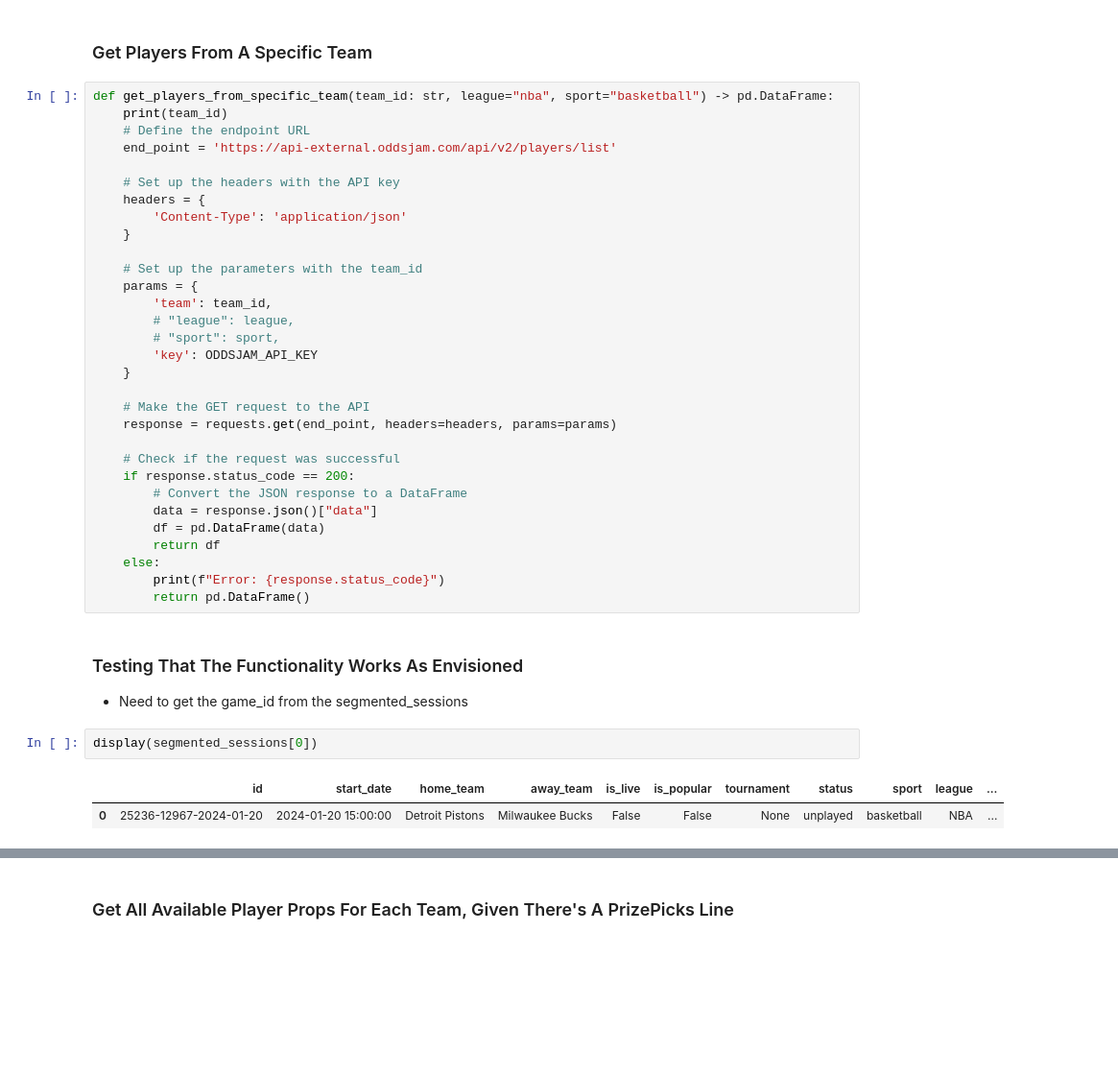
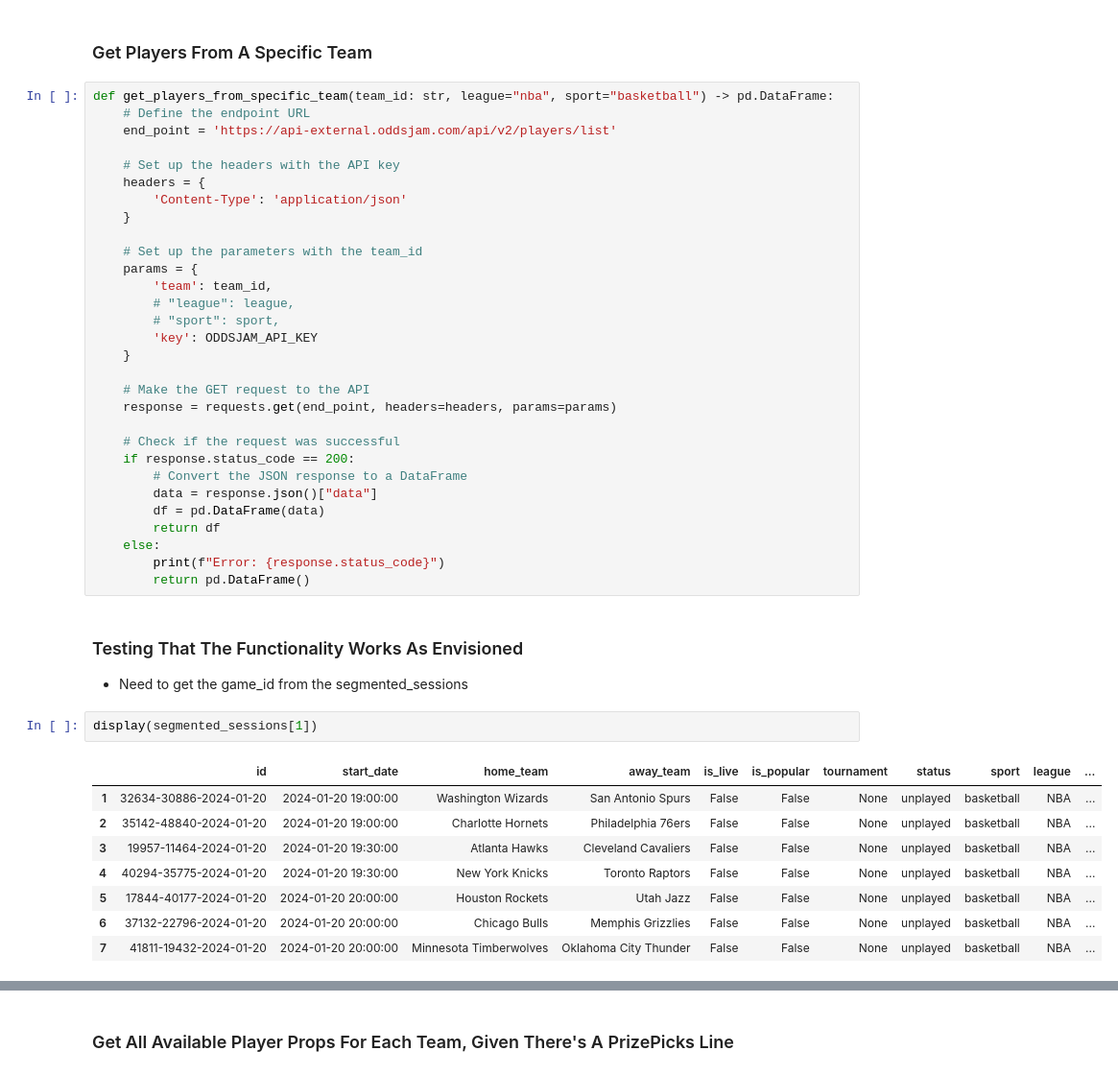
Before and after one commit to nate2427/OddsJam-Sports-Betting-Strategies, a Jupyter notebook: betting.ipynb, the cells around one changed output, grey strips where cells are left out. Shown at 96% size. Saved outputs shown, nothing was run; the diff lists cells and outputs as text; blank space fills up the shorter version.

```diff
--- a/betting.ipynb
+++ b/betting.ipynb
@@ -130,7 +130,6 @@ len(segmented_sessions)
 ### Get Players From A Specific Team
 # %%
 def get_players_from_specific_team(team_id: str, league="nba", sport="basketball") -> pd.DataFrame:
-    print(team_id)
     # Define the endpoint URL
     end_point = 'https://api-external.oddsjam.com/api/v2/players/list'
 
@@ -163,8 +162,14 @@ def get_players_from_specific_team(team_id: str, league="nba", sport="basketball
 ### Testing That The Functionality Works As Envisioned
 * Need to get the game_id from the segmented_sessions
 # %%
-display(segmented_sessions[0])
+display(segmented_sessions[1])
 # %% [output]
 |  | id | start_date | home_team | away_team | is_live | is_popular | tournament | status | sport | league | ... |
-| 0 | 25236-12967-2024-01-20 | 2024-01-20 15:00:00 | Detroit Pistons | Milwaukee Bucks | False | False | None | unplayed | basketball | NBA | ... |
+| 1 | 32634-30886-2024-01-20 | 2024-01-20 19:00:00 | Washington Wizards | San Antonio Spurs | False | False | None | unplayed | basketball | NBA | ... |
+| 2 | 35142-48840-2024-01-20 | 2024-01-20 19:00:00 | Charlotte Hornets | Philadelphia 76ers | False | False | None | unplayed | basketball | NBA | ... |
+| 3 | 19957-11464-2024-01-20 | 2024-01-20 19:30:00 | Atlanta Hawks | Cleveland Cavaliers | False | False | None | unplayed | basketball | NBA | ... |
+| 4 | 40294-35775-2024-01-20 | 2024-01-20 19:30:00 | New York Knicks | Toronto Raptors | False | False | None | unplayed | basketball | NBA | ... |
+| 5 | 17844-40177-2024-01-20 | 2024-01-20 20:00:00 | Houston Rockets | Utah Jazz | False | False | None | unplayed | basketball | NBA | ... |
+| 6 | 37132-22796-2024-01-20 | 2024-01-20 20:00:00 | Chicago Bulls | Memphis Grizzlies | False | False | None | unplayed | basketball | NBA | ... |
+| 7 | 41811-19432-2024-01-20 | 2024-01-20 20:00:00 | Minnesota Timberwolves | Oklahoma City Thunder | False | False | None | unplayed | basketball | NBA | ... |
 # %%
```
Also changed, not shown: parts of 10 cells of this notebook.
